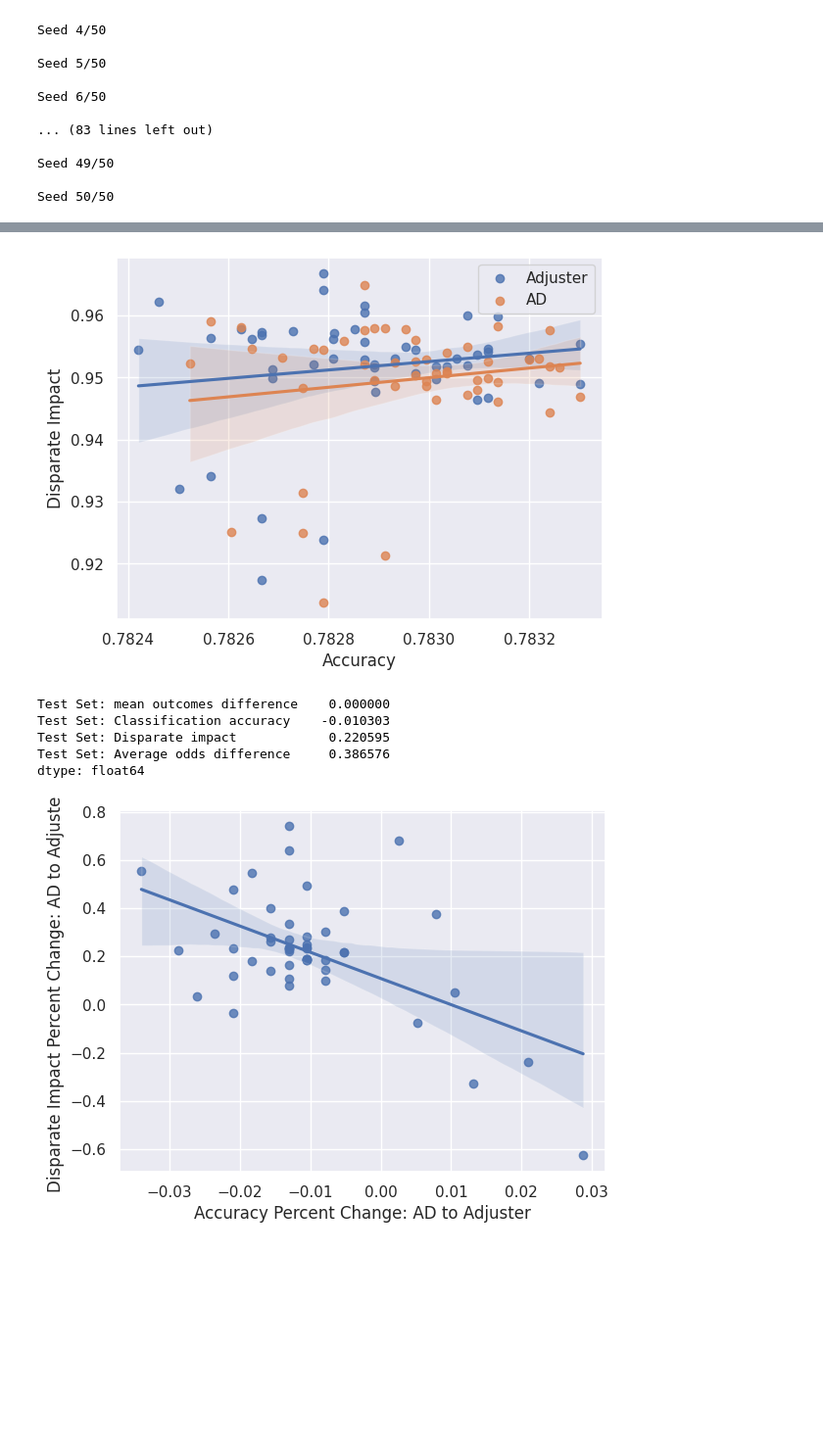
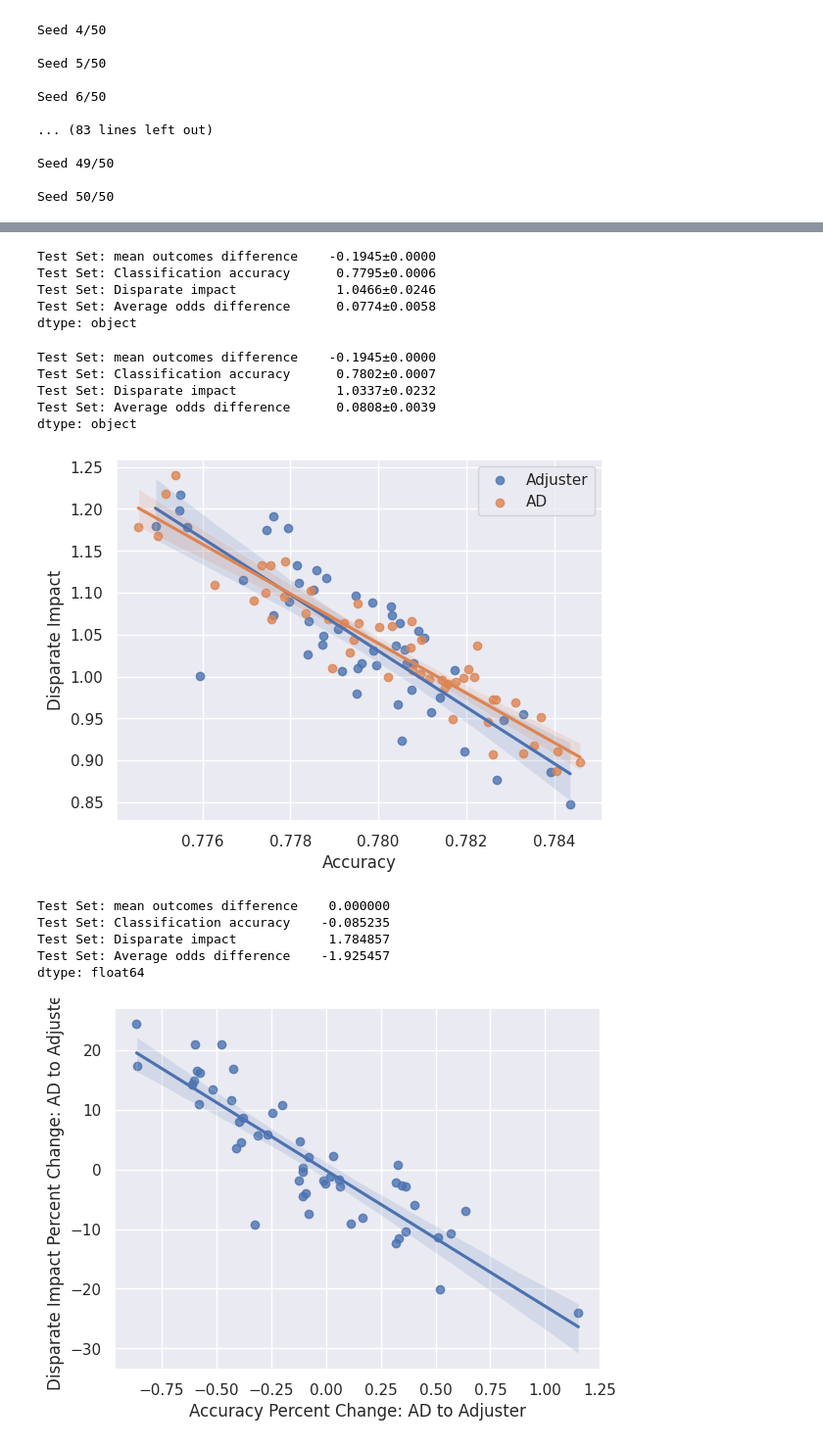
Before and after one commit to eberhard-leander/AIF360_dev, a Jupyter notebook: examples/1_3_CV_xgb_AD_and_adjuster_adult.ipynb, the cells around one changed output, grey strips where cells are left out. Shown at 98% size. Saved outputs shown, nothing was run; the diff lists cells and outputs as text; code cells hidden in the pictures; blank space fills up the shorter version.

```diff
--- a/examples/1_3_CV_xgb_AD_and_adjuster_adult.ipynb
+++ b/examples/1_3_CV_xgb_AD_and_adjuster_adult.ipynb
@@ -202,5 +265,5 @@ xgb_kwargs = {"n_estimators": 200}
 # %%
-results = cross_validate_seeds(
+results, in_sample_preds_adjuster, oos_preds_adjuster = cross_validate_seeds(
     model_class,
     model_kwargs,
     dataset_orig,
@@ -279,12 +342,11 @@ model_class = XGBAdversarialDebiasing
 model_kwargs = {
     "privileged_groups": privileged_groups,
     "unprivileged_groups": unprivileged_groups,
-    "adversary_loss_weight": 3.0,
+    "adversary_loss_weight": ADVERSARY_WEIGHT_AD,
     "seed": 1234,
-    "n_estimators": 20,
 }
 # %%
-results = cross_validate_seeds(
+results, in_sample_preds_ad, oos_preds_ad= cross_validate_seeds(
     model_class,
     model_kwargs,
     dataset_orig,
@@ -354,0 +434,4 @@ adjuster_results.head()
+# %%
+base_results_filtered = adjuster_results.loc[adjuster_results.index.get_level_values(1) == "to_debias=False"]
+adjuster_results_filtered = adjuster_results.loc[adjuster_results.index.get_level_values(1) == "to_debias=True"]
+ad_results_filtered = ad_results.loc[ad_results.index.get_level_values(1) == "to_debias=True"]
@@ -355,45 +446,54 @@ adjuster_results.head()
+# %%
+adjuster_results_filtered.apply(mean_confidence_interval, axis=0)
+# %% [output]
+Test Set: mean outcomes difference    -0.1945±0.0000
+Test Set: Classification accuracy      0.7795±0.0006
+Test Set: Disparate impact             1.0466±0.0246
+Test Set: Average odds difference      0.0774±0.0058
+dtype: object
+# %%
+ad_results_filtered.apply(mean_confidence_interval, axis=0)
+# %% [output]
+Test Set: mean outcomes difference    -0.1945±0.0000
+Test Set: Classification accuracy      0.7802±0.0007
+Test Set: Disparate impact             1.0337±0.0232
+Test Set: Average odds difference      0.0808±0.0039
+dtype: object
 # %%
 import seaborn as sns
 # %%
 sns.set()
 if not SHOW_CI:
-    adjuster_results = adjuster_results.loc[
-        adjuster_results.index.get_level_values(1) == "to_debias=True"
-    ]
-    ad_results = ad_results.loc[
-        ad_results.index.get_level_values(1) == "to_debias=True"
-    ]
-
     sns.regplot(
-        x=adjuster_results["Test Set: Classification accuracy"],
-        y=adjuster_results["Test Set: Disparate impact"],
+        x=adjuster_results_filtered["Test Set: Classification accuracy"],
+        y=adjuster_results_filtered["Test Set: Disparate impact"],
         label="Adjuster",
     )
     sns.regplot(
-        x=ad_results["Test Set: Classification accuracy"],
-        y=ad_results["Test Set: Disparate impact"],
+        x=ad_results_filtered["Test Set: Classification accuracy"],
+        y=ad_results_filtered["Test Set: Disparate impact"],
         label="AD",
     )
     plt.legend()
     plt.xlabel("Accuracy")
     plt.ylabel("Disparate Impact")
     plt.show()
 
-    diffs = (adjuster_results - ad_results) / ad_results * 100
+    diffs = (adjuster_results_filtered - ad_results_filtered) / ad_results_filtered * 100
     display(diffs.mean(axis=0))
 
     sns.regplot(
         x=diffs["Test Set: Classification accuracy"],
         y=diffs["Test Set: Disparate impact"],
     )
     plt.xlabel("Accuracy Percent Change: AD to Adjuster")
     plt.ylabel("Disparate Impact Percent Change: AD to Adjuster")
     plt.show()
 # %% [output]
-[figure, old version]
+[figure, new version]
 Test Set: mean outcomes difference    0.000000
-Test Set: Classification accuracy    -0.010303
-Test Set: Disparate impact            0.220595
-Test Set: Average odds difference     0.386576
+Test Set: Classification accuracy    -0.085235
+Test Set: Disparate impact            1.784857
+Test Set: Average odds difference    -1.925457
 dtype: float64
-[figure, old version]
+[figure, new version]
```
Also changed, not shown: parts of 21 cells of this notebook, 8 other files.
